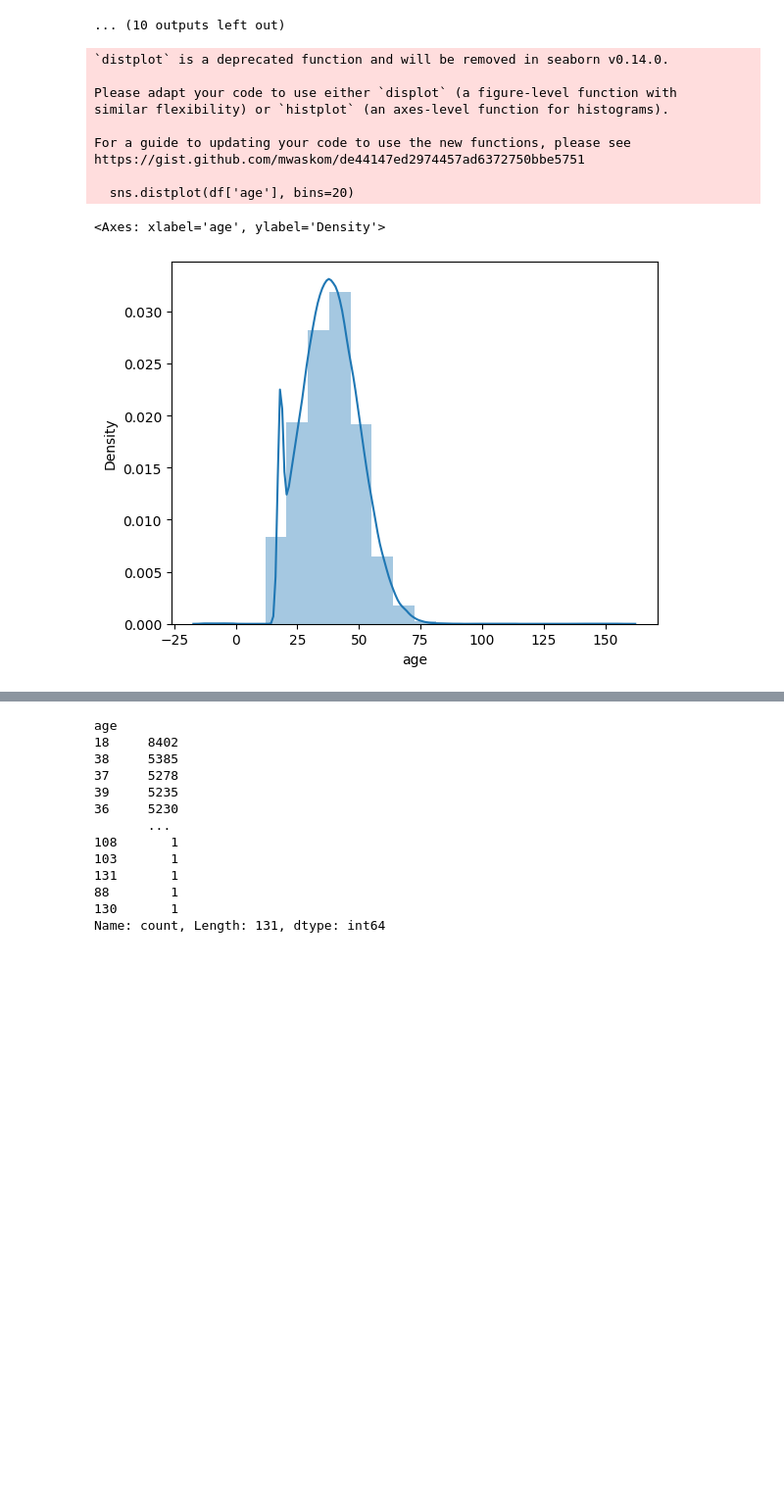
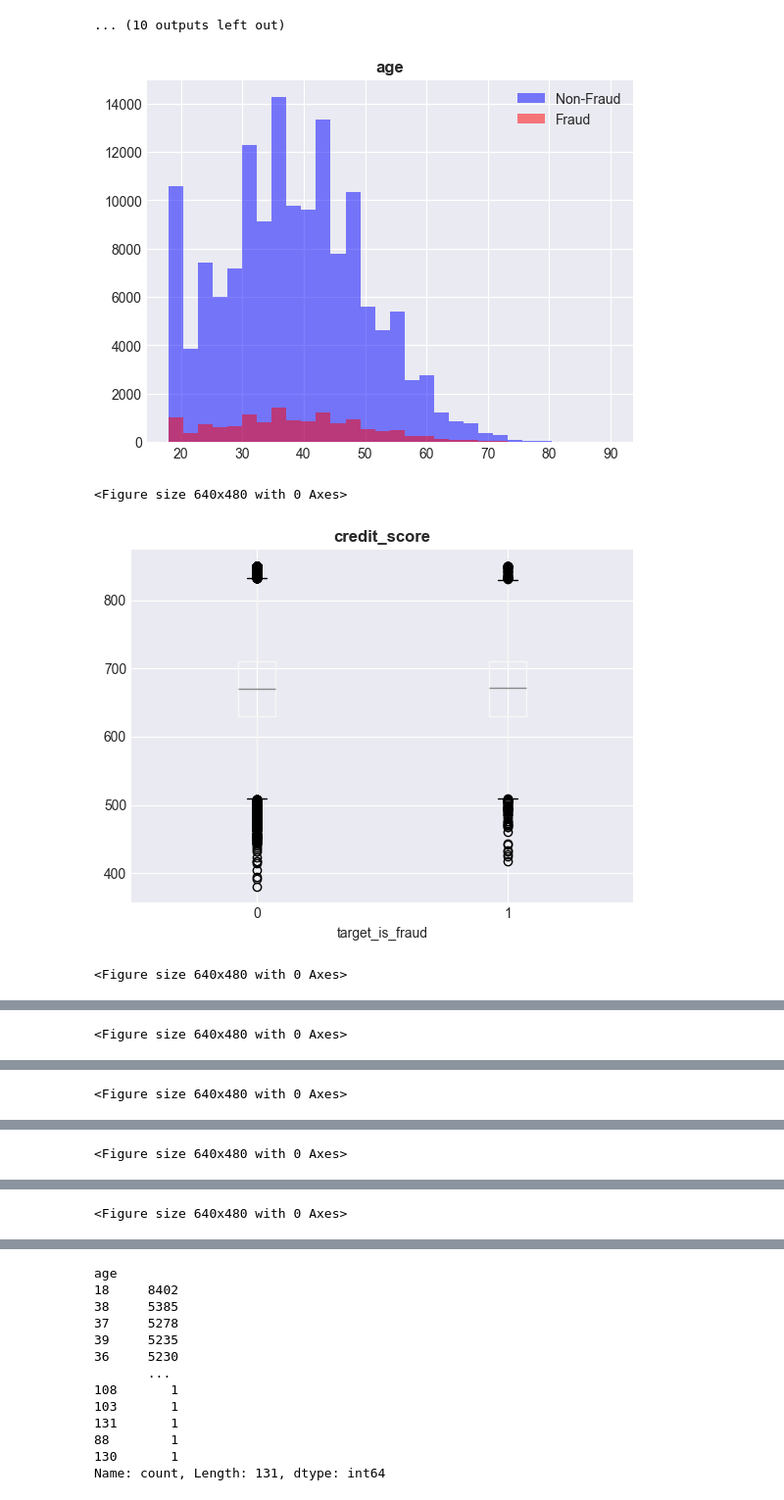
Before and after one commit to Noah-rsn/Projet_ML_B2_Noah_Yasmina, a Jupyter notebook: EDA/EDA_Noah.ipynb, the cells around one changed output, grey strips where cells are left out. Shown at 98% size. Cells and saved outputs as stored; diff of their text form; code cells hidden in the pictures; blank space fills up the shorter version.

```diff
--- a/EDA/EDA_Noah.ipynb
+++ b/EDA/EDA_Noah.ipynb
@@ -246,16 +254,23 @@ https://gist.github.com/mwaskom/de44147ed2974457ad6372750bbe5751
 [figure]
 ... (10 outputs left out)
 # %%
-sns.distplot(df['age'], bins=20)
+numeric_features = ['age', 'credit_score', 'annual_income_eur', 'num_transactions_30d',
+                    'avg_amount_30d_eur', 'tenure_months', 'days_since_last_login', 'num_devices_30d']
+
+for col in numeric_features:
+    if col in df.columns:
+        fig = plt.figure()
+        if col in ['age', 'avg_amount_30d_eur']:
+            df[df['target_is_fraud']==0][col].hist(alpha=0.5, bins=30, label='Non-Fraud', color='blue')
+            df[df['target_is_fraud']==1][col].hist(alpha=0.5, bins=30, label='Fraud', color='red')
+            plt.legend()
+        else:
+            df.boxplot(column=col, by='target_is_fraud')
+            plt.suptitle('')
+        plt.title(col, fontweight='bold')
+        plt.show()
 # %% [output]
+[figure, new version]
-`distplot` is a deprecated function and will be removed in seaborn v0.14.0.
-
-Please adapt your code to use either `displot` (a figure-level function with
-similar flexibility) or `histplot` (an axes-level function for histograms).
-
-For a guide to updating your code to use the new functions, please see
-https://gist.github.com/mwaskom/de44147ed2974457ad6372750bbe5751
-
-  sns.distplot(df['age'], bins=20)
+<Figure size 640x480 with 0 Axes>
+[figure, added]
-<Axes: xlabel='age', ylabel='Density'>
+<Figure size 640x480 with 0 Axes>
-[figure, old version]
@@ -261,0 +278 @@ https://gist.github.com/mwaskom/de44147ed2974457ad6372750bbe5751
+<Figure size 640x480 with 0 Axes>
@@ -261,0 +281 @@ https://gist.github.com/mwaskom/de44147ed2974457ad6372750bbe5751
+<Figure size 640x480 with 0 Axes>
@@ -261,0 +283 @@ https://gist.github.com/mwaskom/de44147ed2974457ad6372750bbe5751
+<Figure size 640x480 with 0 Axes>
@@ -261,0 +285 @@ https://gist.github.com/mwaskom/de44147ed2974457ad6372750bbe5751
+<Figure size 640x480 with 0 Axes>
```
Also changed, not shown: parts of 3 cells of this notebook, 9 other files.
